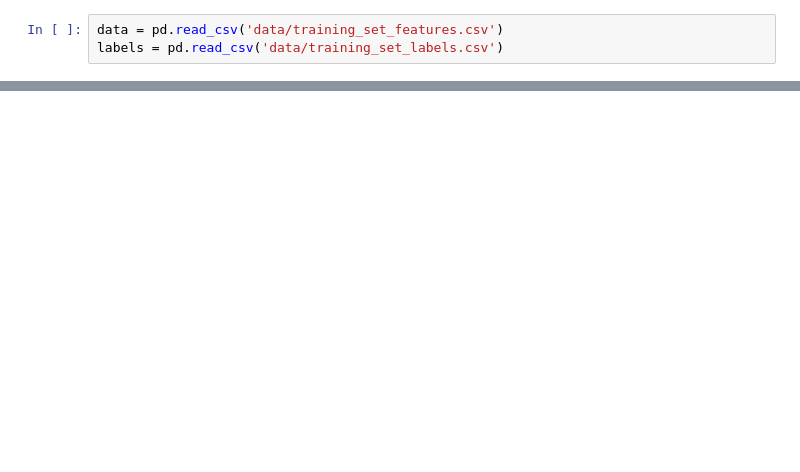
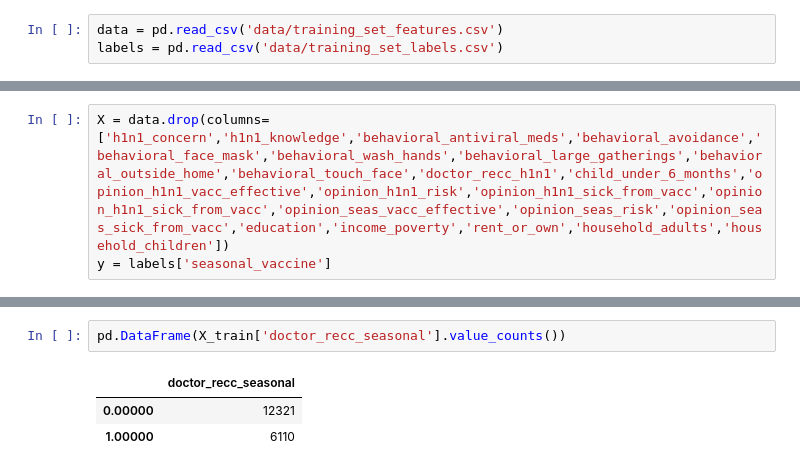
Before and after one commit to lilisbeit/Targeted-Flu-Vaccination-Outreach, a Jupyter notebook: Untitled.ipynb, the cells around one changed output, grey strips where cells are left out. Saved outputs shown, nothing was run; the diff lists cells and outputs as text; blank space fills up the shorter version.

```diff
--- a/Untitled.ipynb
+++ b/Untitled.ipynb
@@ -86,0 +101,3 @@ memory usage: 7.3+ MB
+# %%
+X = data.drop(columns=['h1n1_concern','h1n1_knowledge','behavioral_antiviral_meds','behavioral_avoidance','behavioral_face_mask','behavioral_wash_hands','behavioral_large_gatherings','behavioral_outside_home','behavioral_touch_face','doctor_recc_h1n1','child_under_6_months','opinion_h1n1_vacc_effective','opinion_h1n1_risk','opinion_h1n1_sick_from_vacc','opinion_h1n1_sick_from_vacc','opinion_seas_vacc_effective','opinion_seas_risk','opinion_seas_sick_from_vacc','education','income_poverty','rent_or_own','household_adults','household_children'])
+y = labels['seasonal_vaccine']
@@ -127,0 +221,6 @@ Name: employment_occupation, dtype: int64
+# %%
+pd.DataFrame(X_train['doctor_recc_seasonal'].value_counts())
+# %% [output]
+|  | doctor_recc_seasonal |
+| 0.00000 | 12321 |
+| 1.00000 | 6110 |
```
Also changed, not shown: parts of 18 cells of this notebook.
